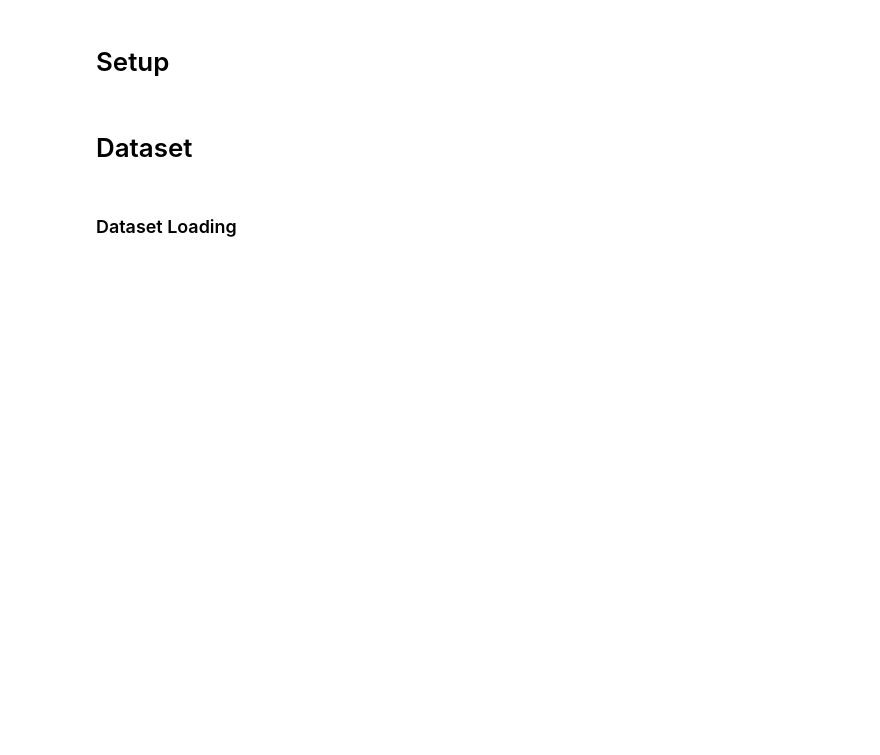
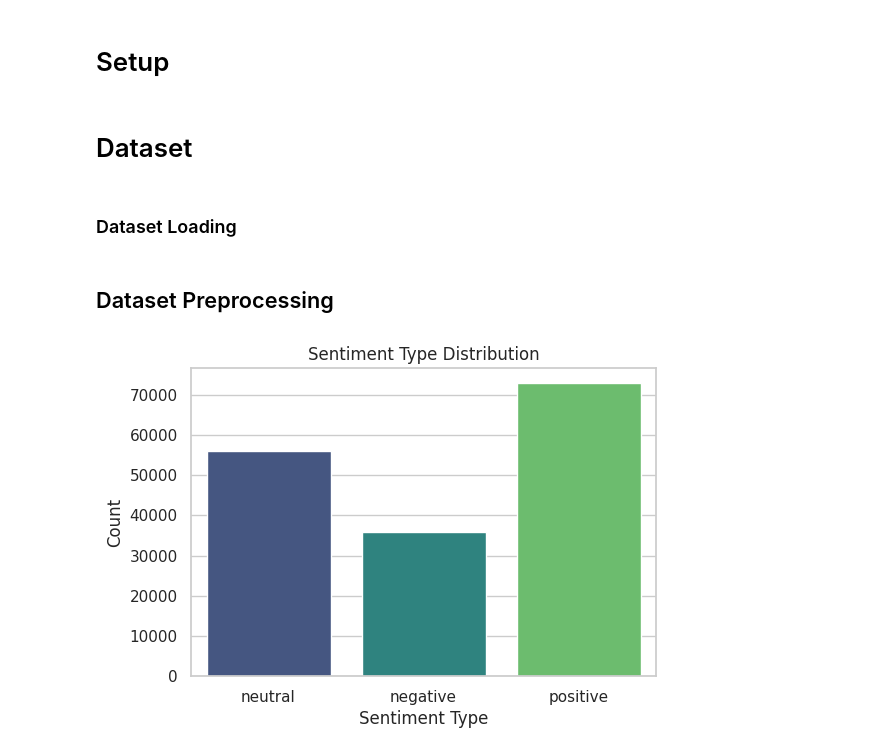
Before and after one commit to PaoVale/FellTrack, a Jupyter notebook: FeelTrack.ipynb, the cells around one changed output. Cells and saved outputs as stored; diff of their text form; code cells hidden in the pictures; blank space fills up the shorter version.

Commit message:
Data Processing

```diff
--- a/FeelTrack.ipynb
+++ b/FeelTrack.ipynb
@@ -73,3 +73,19 @@ train.isnull().sum()
 # %%
 # Class distribution
 train['Sentiment Type'].value_counts()
+# %% [markdown]
+## Dataset Preprocessing
+# %%
+# Drop rows where any column has missing values
+train = train.dropna()
+test = test.dropna()
+# %%
+# Plotting class distribution
+plt.figure(figsize=(6, 4))
+sns.countplot(data=train, x='Sentiment Type', palette='viridis')
+plt.title('Sentiment Type Distribution')
+plt.xlabel('Sentiment Type')
+plt.ylabel('Count')
+plt.show()
+# %% [output]
+[figure, added]
```
Also changed, not shown: parts of 7 cells of this notebook.
